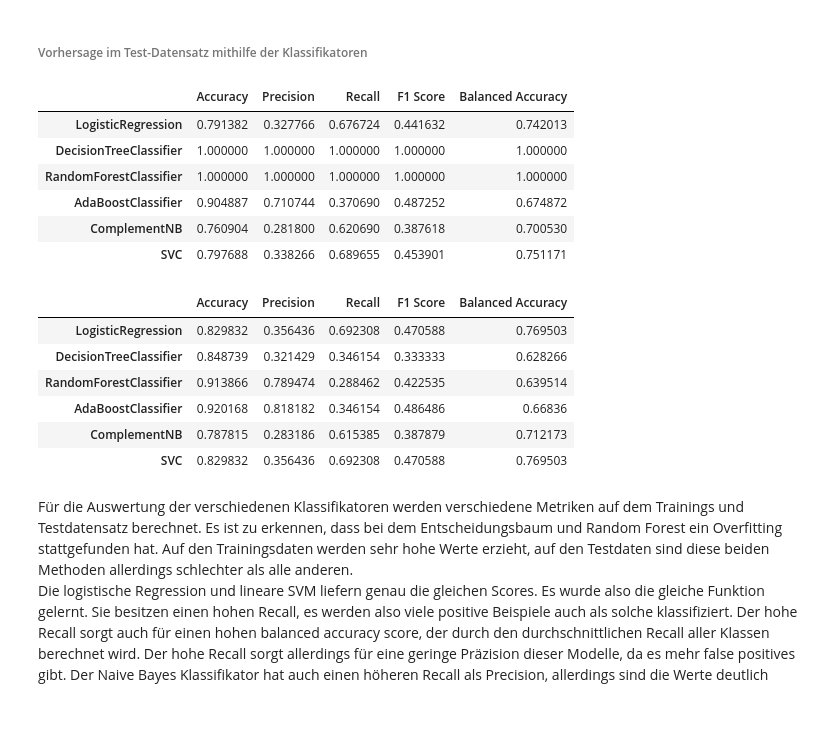
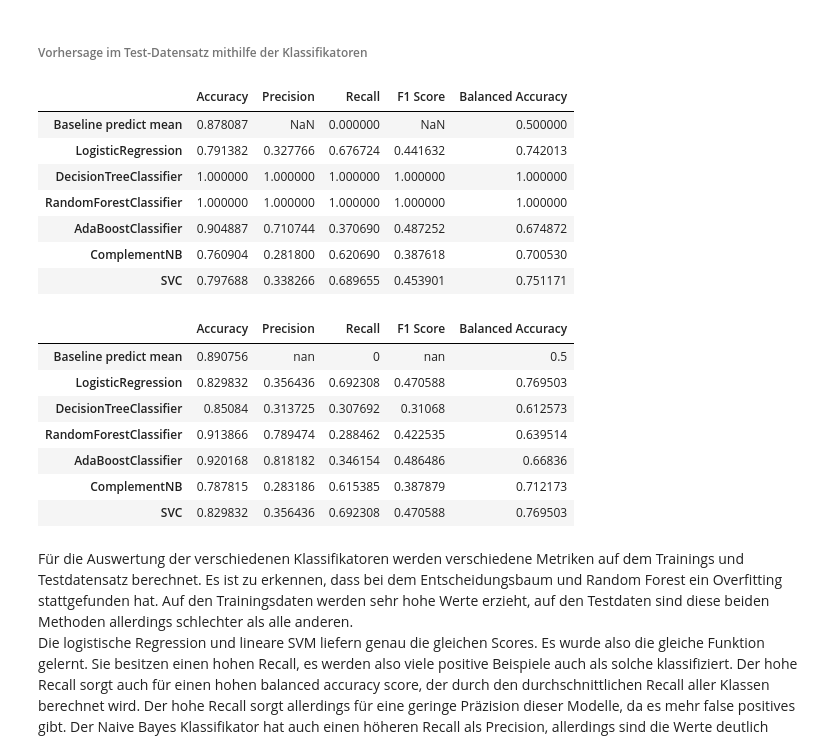
Before and after one commit to tecoKIT/smart-data-analytics, a Jupyter notebook: Uebung1/Exercise5.ipynb, the cells around one changed output. Saved outputs shown, nothing was run; the diff lists cells and outputs as text; code cells hidden in the pictures; blank space fills up the shorter version.

```diff
--- a/Uebung1/Exercise5.ipynb
+++ b/Uebung1/Exercise5.ipynb
@@ -507,36 +523,44 @@ Die Verfahren Decision Tree, Random Forest und Ada Boost basieren alle auf Entsc
 ###### Vorhersage im Test-Datensatz mithilfe der Klassifikatoren
 # %%
 def evaluate_classifiers(classifiers, X, y):
-    index = [type(cls).__name__ for cls in classifiers]
+    index = ["Baseline predict mean"] + [type(cls).__name__ for cls in classifiers]
     scores = [
         metrics.accuracy_score,
         metrics.precision_score,
         metrics.recall_score,
         metrics.f1_score,
         metrics.balanced_accuracy_score
     ]
     columns = ["Accuracy", "Precision", "Recall", "F1 Score", "Balanced Accuracy"]
     rows = []
+    # add baseline score (precision and therefore f1 can not be computed with no positive predictions)
+    rows.append([metrics.accuracy_score(y, np.zeros_like(y)),
+                 np.nan,
+                 metrics.recall_score(y, np.zeros_like(y)),
+                 np.nan,
+                 metrics.balanced_accuracy_score(y, np.zeros_like(y))])
     for cls in classifiers:
         y_pred = cls.predict(X)
         rows.append([score(y, y_pred) for score in scores])
     df = pd.DataFrame(rows, index=index, columns=columns)
 
     return df
 display(evaluate_classifiers(classifiers, X_train, y_train))
 df = evaluate_classifiers(classifiers, X_test, y_test)
 df.style.apply(highlight_rank, cmap=plt.get_cmap("Blues"))
 # %% [output]
 |  | Accuracy | Precision | Recall | F1 Score | Balanced Accuracy |
+| Baseline predict mean | 0.878087 | NaN | 0.000000 | NaN | 0.500000 |
 | LogisticRegression | 0.791382 | 0.327766 | 0.676724 | 0.441632 | 0.742013 |
 | DecisionTreeClassifier | 1.000000 | 1.000000 | 1.000000 | 1.000000 | 1.000000 |
 | RandomForestClassifier | 1.000000 | 1.000000 | 1.000000 | 1.000000 | 1.000000 |
 | AdaBoostClassifier | 0.904887 | 0.710744 | 0.370690 | 0.487252 | 0.674872 |
 | ComplementNB | 0.760904 | 0.281800 | 0.620690 | 0.387618 | 0.700530 |
 | SVC | 0.797688 | 0.338266 | 0.689655 | 0.453901 | 0.751171 |
 |  | Accuracy | Precision | Recall | F1 Score | Balanced Accuracy |
+| Baseline predict mean | 0.890756 | nan | 0 | nan | 0.5 |
 | LogisticRegression | 0.829832 | 0.356436 | 0.692308 | 0.470588 | 0.769503 |
-| DecisionTreeClassifier | 0.848739 | 0.321429 | 0.346154 | 0.333333 | 0.628266 |
+| DecisionTreeClassifier | 0.85084 | 0.313725 | 0.307692 | 0.31068 | 0.612573 |
 | RandomForestClassifier | 0.913866 | 0.789474 | 0.288462 | 0.422535 | 0.639514 |
 | AdaBoostClassifier | 0.920168 | 0.818182 | 0.346154 | 0.486486 | 0.66836 |
 | ComplementNB | 0.787815 | 0.283186 | 0.615385 | 0.387879 | 0.712173 |
```
Also changed, not shown: parts of 11 cells of this notebook.
